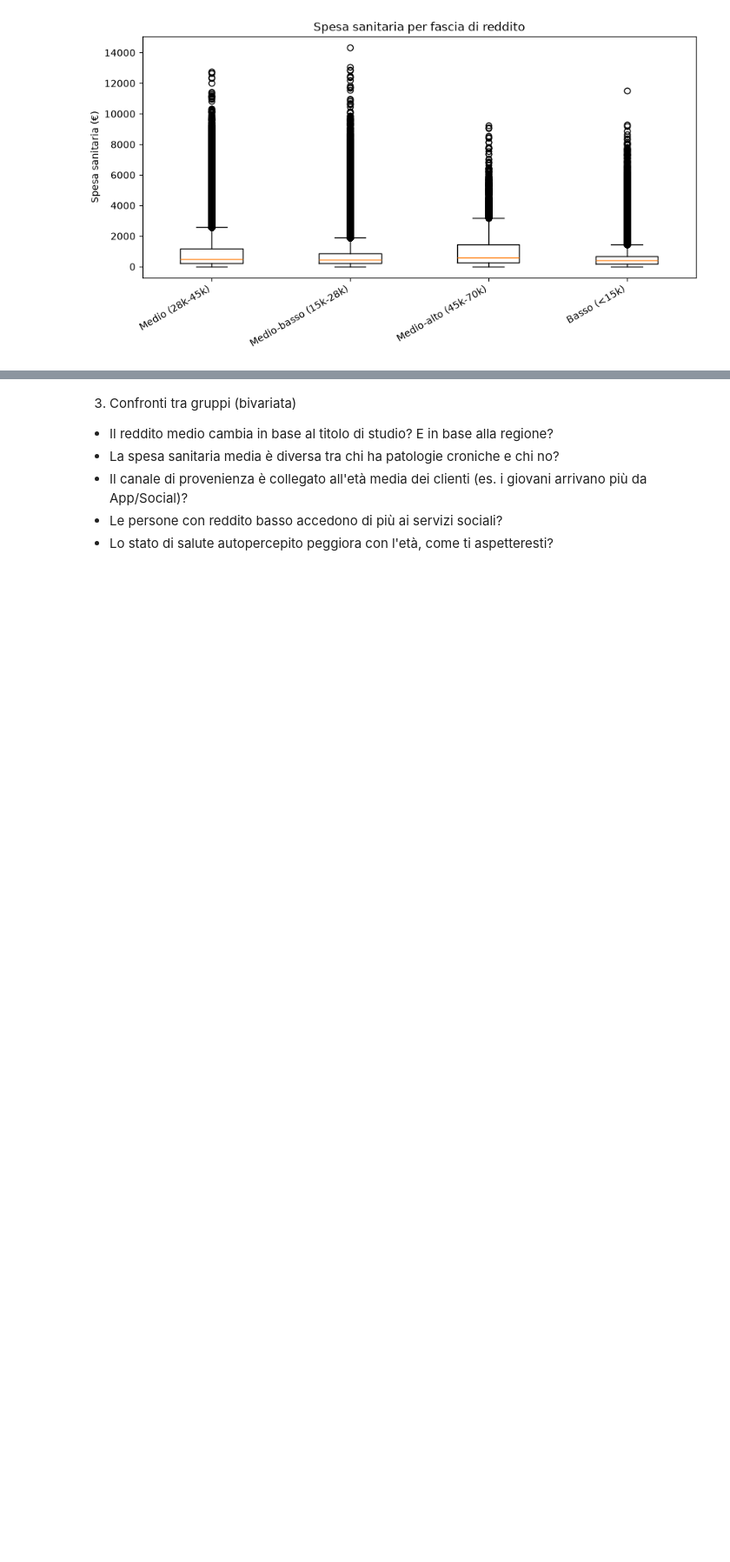
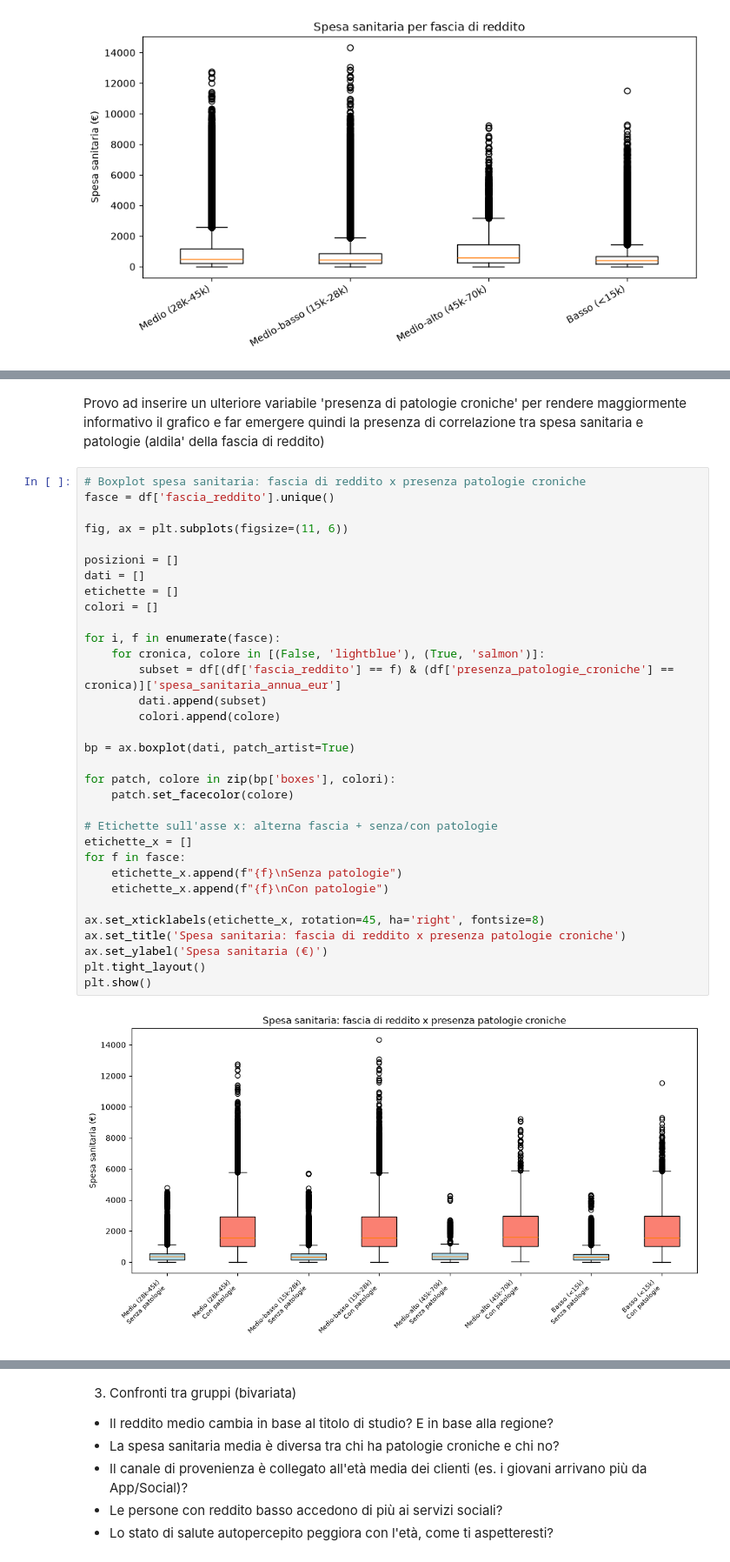
Before and after one commit to fuma92-da/DATASET-SOCIO-SANITARIO, a Jupyter notebook: DS_SOCSAN.ipynb, the cells around one changed output, grey strips where cells are left out. Shown at 87% size. Saved outputs shown, nothing was run; the diff lists cells and outputs as text; blank space fills up the shorter version.

```diff
--- a/DS_SOCSAN.ipynb
+++ b/DS_SOCSAN.ipynb
@@ -212,0 +215,37 @@ plt.show()
+# %% [markdown]
+Provo ad inserire un ulteriore variabile 'presenza di patologie croniche' per rendere maggiormente informativo il grafico e far emergere quindi la presenza di correlazione tra spesa sanitaria e patologie (aldila' della fascia di reddito)
+# %%
+# Boxplot spesa sanitaria: fascia di reddito x presenza patologie croniche
+fasce = df['fascia_reddito'].unique()
+
+fig, ax = plt.subplots(figsize=(11, 6))
+
+posizioni = []
+dati = []
+etichette = []
+colori = []
+
+for i, f in enumerate(fasce):
+    for cronica, colore in [(False, 'lightblue'), (True, 'salmon')]:
+        subset = df[(df['fascia_reddito'] == f) & (df['presenza_patologie_croniche'] == cronica)]['spesa_sanitaria_annua_eur']
+        dati.append(subset)
+        colori.append(colore)
+
+bp = ax.boxplot(dati, patch_artist=True)
+
+for patch, colore in zip(bp['boxes'], colori):
+    patch.set_facecolor(colore)
+
+# Etichette sull'asse x: alterna fascia + senza/con patologie
+etichette_x = []
+for f in fasce:
+    etichette_x.append(f"{f}\nSenza patologie")
+    etichette_x.append(f"{f}\nCon patologie")
+
+ax.set_xticklabels(etichette_x, rotation=45, ha='right', fontsize=8)
+ax.set_title('Spesa sanitaria: fascia di reddito x presenza patologie croniche')
+ax.set_ylabel('Spesa sanitaria (€)')
+plt.tight_layout()
+plt.show()
+# %% [output]
+[figure, added]
```
Also changed, not shown: parts of 12 cells of this notebook.
